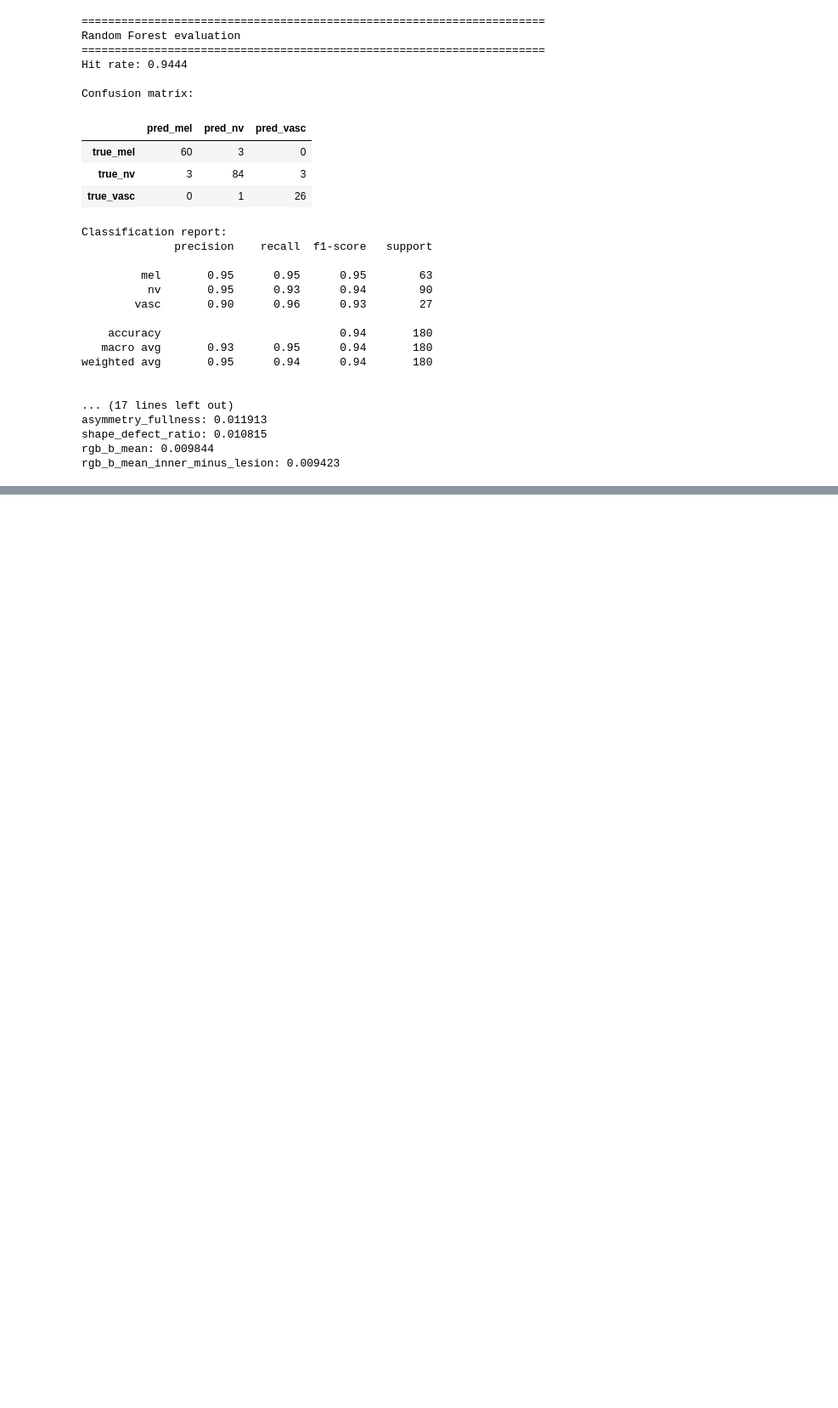
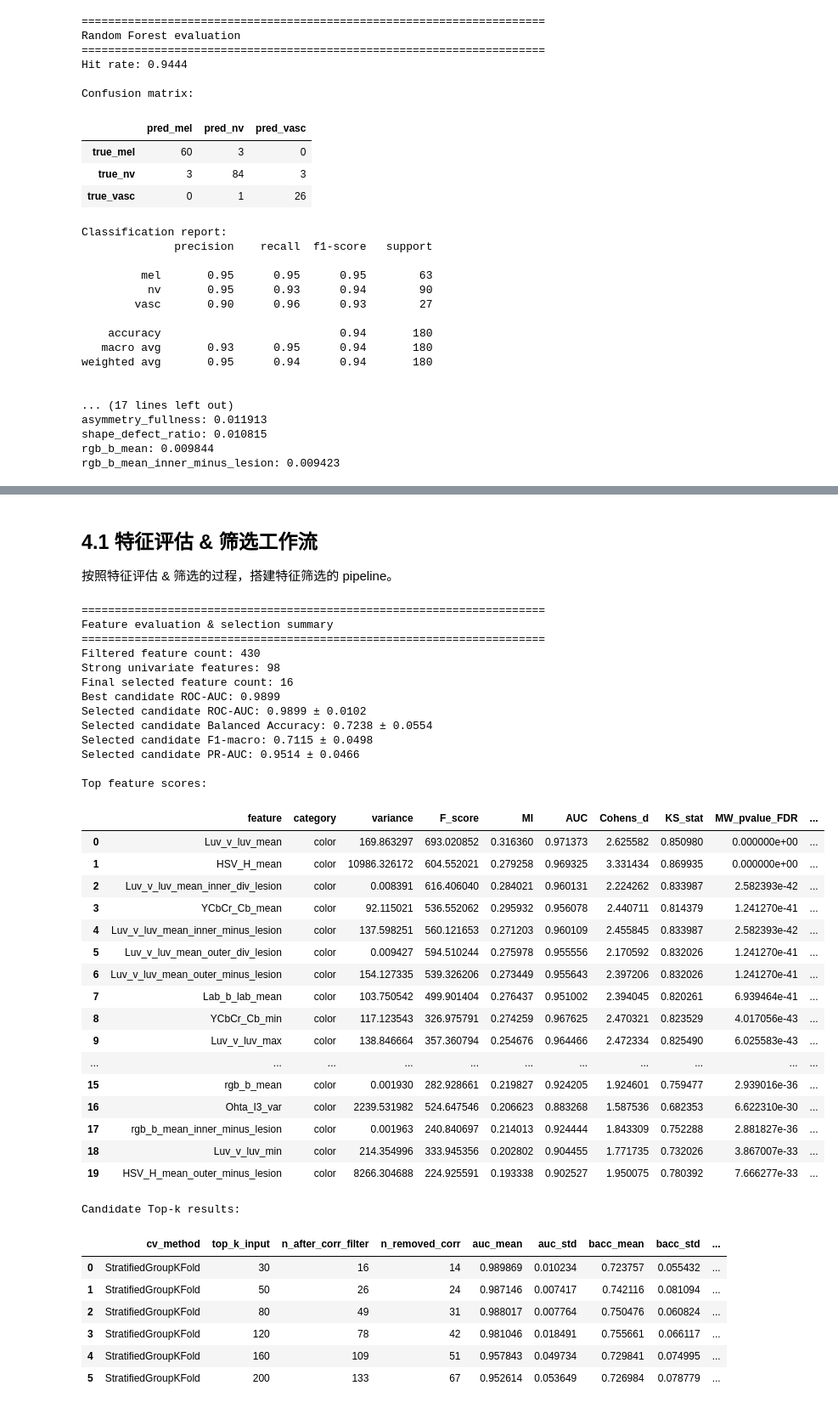
Before and after one commit to right-or-not/BIP, a Jupyter notebook: project2/Data_Proj2_Submit/submit.ipynb, the cells around one changed output, grey strips where cells are left out. Shown at 85% size. Drawn from its saved outputs; the diff is of its cells as text; code cells hidden in the pictures; blank space fills up the shorter version.

```diff
--- a/project2/Data_Proj2_Submit/submit.ipynb
+++ b/project2/Data_Proj2_Submit/submit.ipynb
@@ -1588,0 +1671,4 @@ rgb_b_mean_inner_minus_lesion: 0.009423
+# %% [markdown]
+## 4.1 特征评估 & 筛选工作流
+
+按照特征评估 & 筛选的过程，搭建特征筛选的 pipeline。
@@ -1588,0 +2062,68 @@ rgb_b_mean_inner_minus_lesion: 0.009423
+# %%
+# test cell
+LABEL_CSV = Path('./label.csv')
+
+labeled_feature_df = attach_labels_from_csv(feature_df, LABEL_CSV)
+model_rows = labeled_feature_df['label'].notna().values
+selection_features = labeled_feature_df.loc[model_rows, all_feature_names].values
+selection_labels = labeled_feature_df.loc[model_rows, 'label'].values
+selection_base_ids = labeled_feature_df.loc[model_rows, 'base_id'].values
+
+feature_selection_result = run_feature_evaluation_selection_pipeline(
+    features=selection_features,
+    feature_names=all_feature_names,
+    labels=selection_labels,
+    base_ids=selection_base_ids,
+    positive_label='vasc',
+    variance_threshold=1e-8,
+    corr_threshold=0.95,
+    k_list=(30, 50, 80, 120, 160, 200),
+    cv_splits=5,
+    random_state=42,
+    auc_tolerance=0.1,
+)
+
+print_feature_selection_summary(feature_selection_result, top_n=20)
+
+selected_features = feature_selection_result['selected_features']
+selected_feature_matrix = feature_selection_result['selected_feature_matrix']
+selected_feature_names = selected_features
+# %% [output]
+======================================================================
+Feature evaluation & selection summary
+======================================================================
+Filtered feature count: 430
+Strong univariate features: 98
+Final selected feature count: 16
+Best candidate ROC-AUC: 0.9899
+Selected candidate ROC-AUC: 0.9899 ± 0.0102
+Selected candidate Balanced Accuracy: 0.7238 ± 0.0554
+Selected candidate F1-macro: 0.7115 ± 0.0498
+Selected candidate PR-AUC: 0.9514 ± 0.0466
+
+Top feature scores:
+|  | feature | category | variance | F_score | MI | AUC | Cohens_d | KS_stat | MW_pvalue_FDR | ... |
+| 0 | Luv_v_luv_mean | color | 169.863297 | 693.020852 | 0.316360 | 0.971373 | 2.625582 | 0.850980 | 0.000000e+00 | ... |
+| 1 | HSV_H_mean | color | 10986.326172 | 604.552021 | 0.279258 | 0.969325 | 3.331434 | 0.869935 | 0.000000e+00 | ... |
+| 2 | Luv_v_luv_mean_inner_div_lesion | color | 0.008391 | 616.406040 | 0.284021 | 0.960131 | 2.224262 | 0.833987 | 2.582393e-42 | ... |
+| 3 | YCbCr_Cb_mean | color | 92.115021 | 536.552062 | 0.295932 | 0.956078 | 2.440711 | 0.814379 | 1.241270e-41 | ... |
+| 4 | Luv_v_luv_mean_inner_minus_lesion | color | 137.598251 | 560.121653 | 0.271203 | 0.960109 | 2.455845 | 0.833987 | 2.582393e-42 | ... |
+| 5 | Luv_v_luv_mean_outer_div_lesion | color | 0.009427 | 594.510244 | 0.275978 | 0.955556 | 2.170592 | 0.832026 | 1.241270e-41 | ... |
+| 6 | Luv_v_luv_mean_outer_minus_lesion | color | 154.127335 | 539.326206 | 0.273449 | 0.955643 | 2.397206 | 0.832026 | 1.241270e-41 | ... |
+| 7 | Lab_b_lab_mean | color | 103.750542 | 499.901404 | 0.276437 | 0.951002 | 2.394045 | 0.820261 | 6.939464e-41 | ... |
+| 8 | YCbCr_Cb_min | color | 117.123543 | 326.975791 | 0.274259 | 0.967625 | 2.470321 | 0.823529 | 4.017056e-43 | ... |
+| 9 | Luv_v_luv_max | color | 138.846664 | 357.360794 | 0.254676 | 0.964466 | 2.472334 | 0.825490 | 6.025583e-43 | ... |
+| ... | ... | ... | ... | ... | ... | ... | ... | ... | ... | ... |
+| 15 | rgb_b_mean | color | 0.001930 | 282.928661 | 0.219827 | 0.924205 | 1.924601 | 0.759477 | 2.939016e-36 | ... |
+| 16 | Ohta_I3_var | color | 2239.531982 | 524.647546 | 0.206623 | 0.883268 | 1.587536 | 0.682353 | 6.622310e-30 | ... |
+| 17 | rgb_b_mean_inner_minus_lesion | color | 0.001963 | 240.840697 | 0.214013 | 0.924444 | 1.843309 | 0.752288 | 2.881827e-36 | ... |
+| 18 | Luv_v_luv_min | color | 214.354996 | 333.945356 | 0.202802 | 0.904455 | 1.771735 | 0.732026 | 3.867007e-33 | ... |
+| 19 | HSV_H_mean_outer_minus_lesion | color | 8266.304688 | 224.925591 | 0.193338 | 0.902527 | 1.950075 | 0.780392 | 7.666277e-33 | ... |
+Candidate Top-k results:
+|  | cv_method | top_k_input | n_after_corr_filter | n_removed_corr | auc_mean | auc_std | bacc_mean | bacc_std | ... |
+| 0 | StratifiedGroupKFold | 30 | 16 | 14 | 0.989869 | 0.010234 | 0.723757 | 0.055432 | ... |
+| 1 | StratifiedGroupKFold | 50 | 26 | 24 | 0.987146 | 0.007417 | 0.742116 | 0.081094 | ... |
+| 2 | StratifiedGroupKFold | 80 | 49 | 31 | 0.988017 | 0.007764 | 0.750476 | 0.060824 | ... |
+| 3 | StratifiedGroupKFold | 120 | 78 | 42 | 0.981046 | 0.018491 | 0.755661 | 0.066117 | ... |
+| 4 | StratifiedGroupKFold | 160 | 109 | 51 | 0.957843 | 0.049734 | 0.729841 | 0.074995 | ... |
+| 5 | StratifiedGroupKFold | 200 | 133 | 67 | 0.952614 | 0.053649 | 0.726984 | 0.078779 | ... |
```
Also changed, not shown: parts of 8 cells of this notebook, 13 other files.
